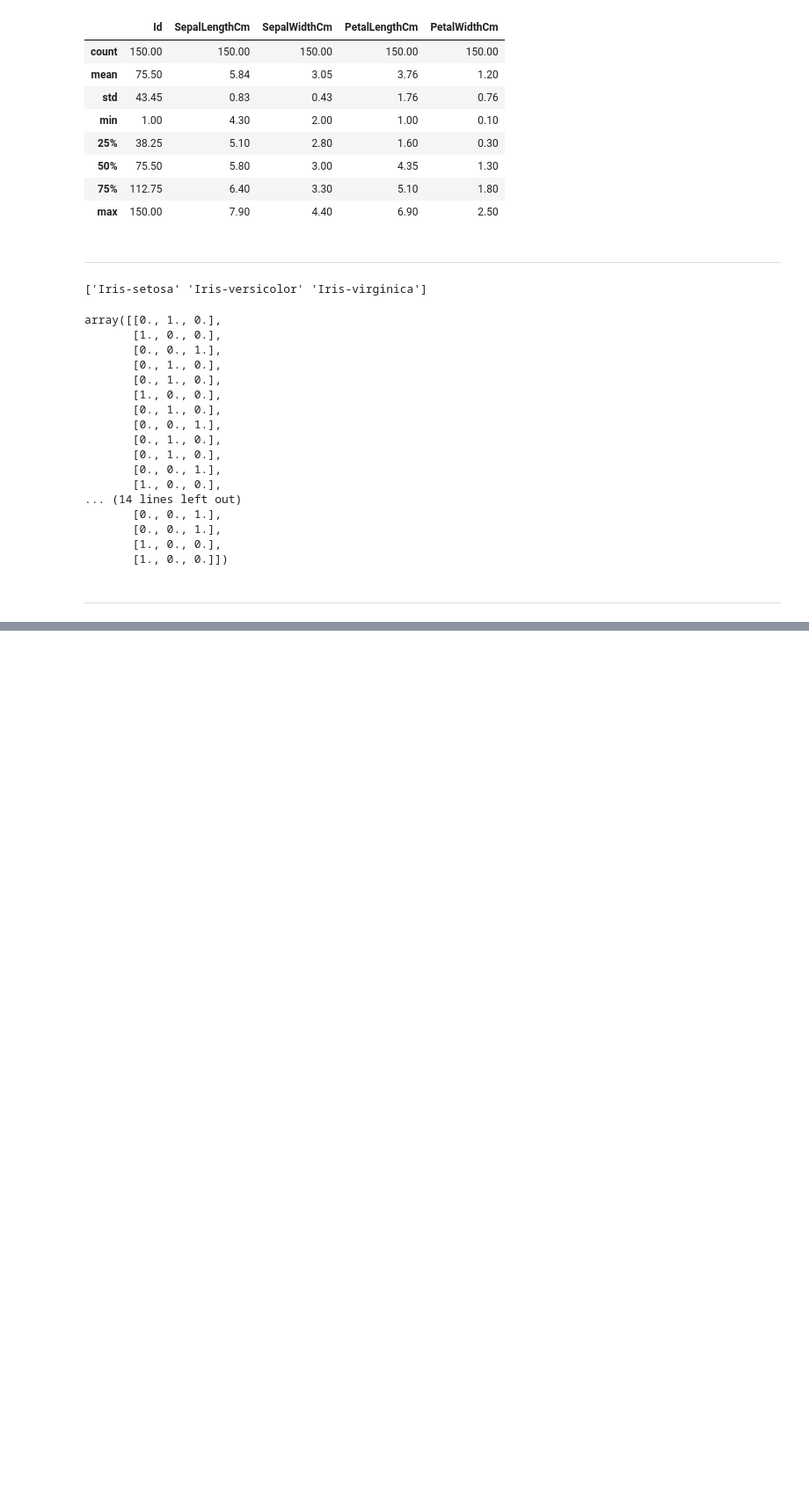
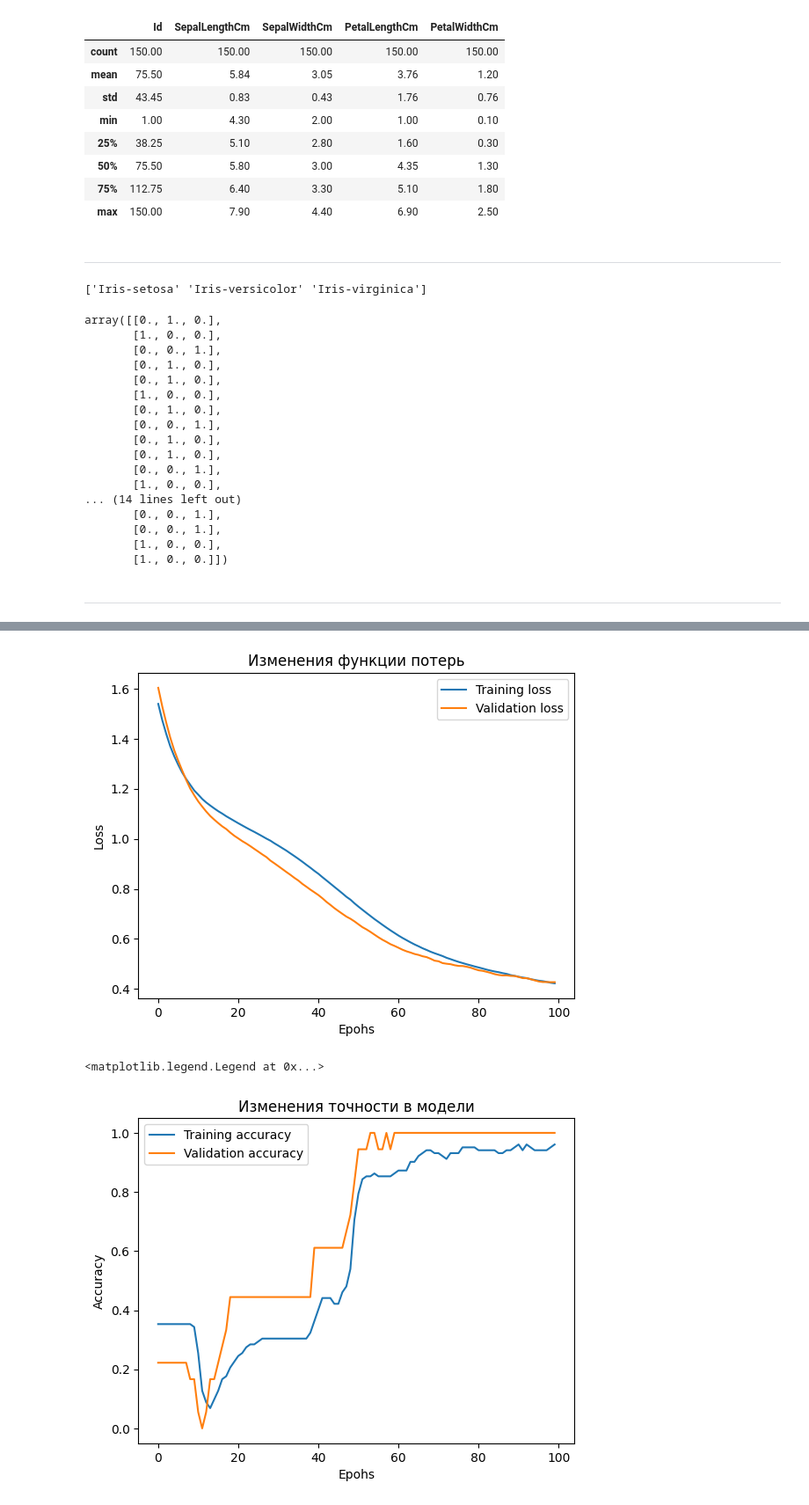
Before and after one commit to thatusualguy/ml_uni, a Jupyter notebook: лр_1.ipynb, the cells around one changed output, grey strips where cells are left out. Shown at 88% size. Drawn from its saved outputs; the diff is of its cells as text; code cells hidden in the pictures; blank space fills up the shorter version.

```diff
--- a/лр_1.ipynb
+++ b/лр_1.ipynb
@@ -120,7 +113,6 @@ plt.show()
 # %%
 model = keras.Sequential()
-model.add(keras.layers.Input(shape=(len(features))))
+model.add(keras.layers.Input(shape=(len(features),)))
 model.add(keras.layers.Dense(8, activation='relu'))
-model.add(keras.layers.Dense(8, activation='relu'))
+# model.add(keras.layers.Dense(8, activation='relu'))
 model.add(keras.layers.Dense(3, activation='softmax'))
-model.compile(optimizer='sgd', loss='mse')
@@ -129,9 +119,9 @@ ValueError: Cannot convert '4' to a shape.
 # %%
 model.compile(
-    loss=keras.losses.SparseCategoricalCrossentropy(),
+    loss=keras.losses.CategoricalCrossentropy(),
     optimizer=keras.optimizers.Adam(learning_rate=1e-3),
     metrics=[
-        keras.metrics.SparseCategoricalAccuracy(name="acc"),
+        keras.metrics.CategoricalAccuracy(name="accuracy"),
     ],
 )
 # %%
@@ -139,13 +141,13 @@ model.summary()
 # %%
-batch_size = 128
-epochs = 20
+batch_size = 16
+epochs = 100
 
 callbacks = [
-    keras.callbacks.ModelCheckpoint(filepath="epochs/model_at_epoch_{epoch}.keras"),
-    keras.callbacks.EarlyStopping(monitor="val_loss", patience=2),
+    # keras.callbacks.ModelCheckpoint(filepath="epochs/model_at_epoch_{epoch}.keras"),
+    keras.callbacks.EarlyStopping(monitor="val_loss", patience=5, restore_best_weights=True),
 ]
 
-model.fit(
+history = model.fit(
     X_train,
     y_train,
     batch_size=batch_size,
@@ -153,4 +155,3 @@ model.fit(
     validation_split=0.15,
     callbacks=callbacks,
 )
-score = model.evaluate(X_test, y_test, verbose=0)
@@ -156,0 +184,23 @@ score = model.evaluate(X_test, y_test, verbose=0)
+# %%
+plt.plot(history.epoch, history.history['loss'],
+         label='Training loss')
+plt.plot(history.epoch, history.history['val_loss'],
+         label='Validation loss')
+plt.xlabel('Epohs')
+plt.ylabel('Loss')
+plt.title('Изменения функции потерь')
+plt.legend()
+plt.show()
+
+plt.plot(history.epoch, history.history['accuracy'],
+         label='Training accuracy')
+plt.plot(history.epoch, history.history['val_accuracy'],
+         label='Validation accuracy')
+plt.xlabel('Epohs')
+plt.ylabel('Accuracy')
+plt.title('Изменения точности в модели')
+plt.legend()
+# %% [output]
+[figure, added]
+<matplotlib.legend.Legend at 0x...>
+[figure, added]
```
Also changed, not shown: parts of 7 cells of this notebook.
